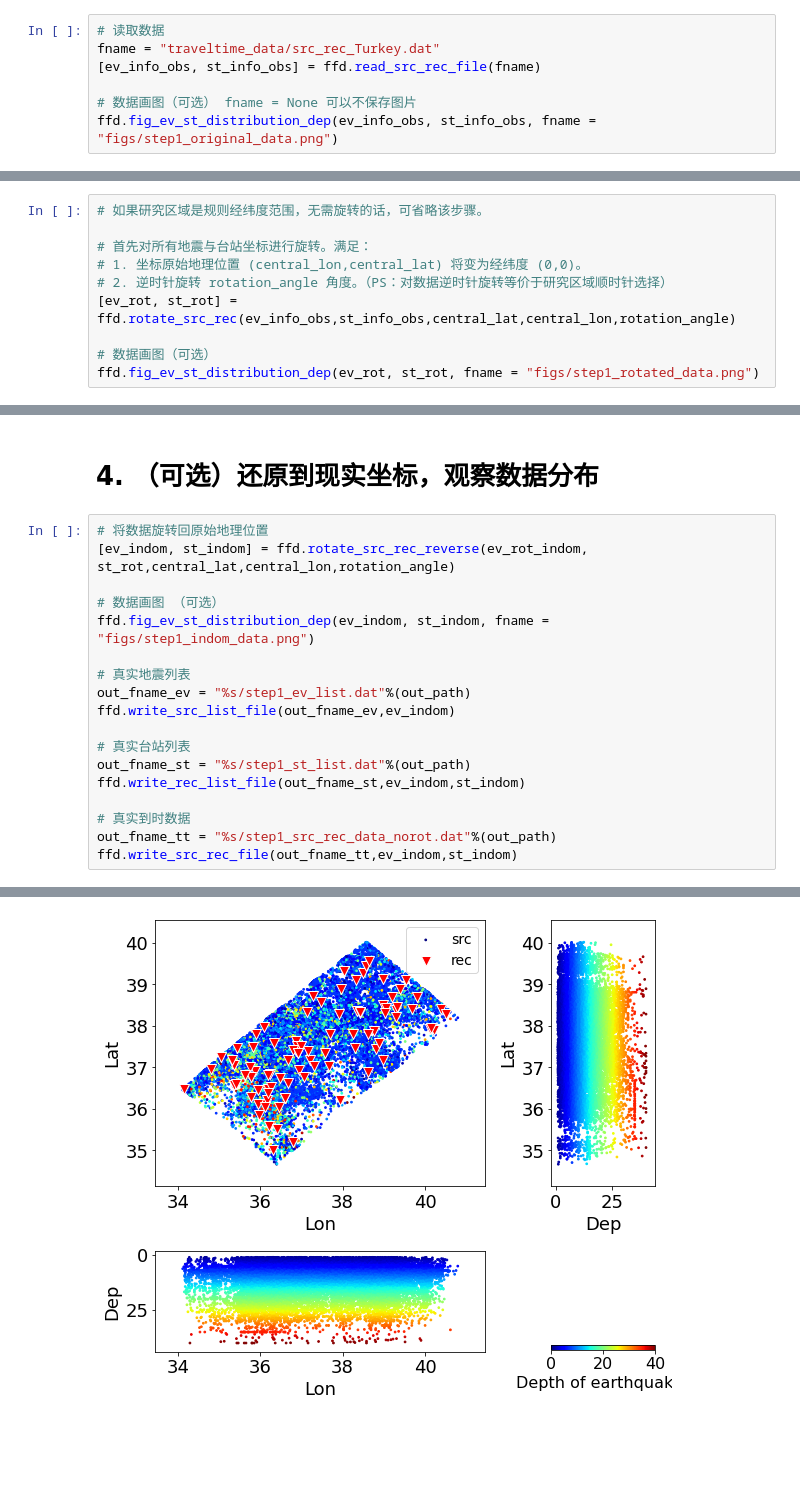
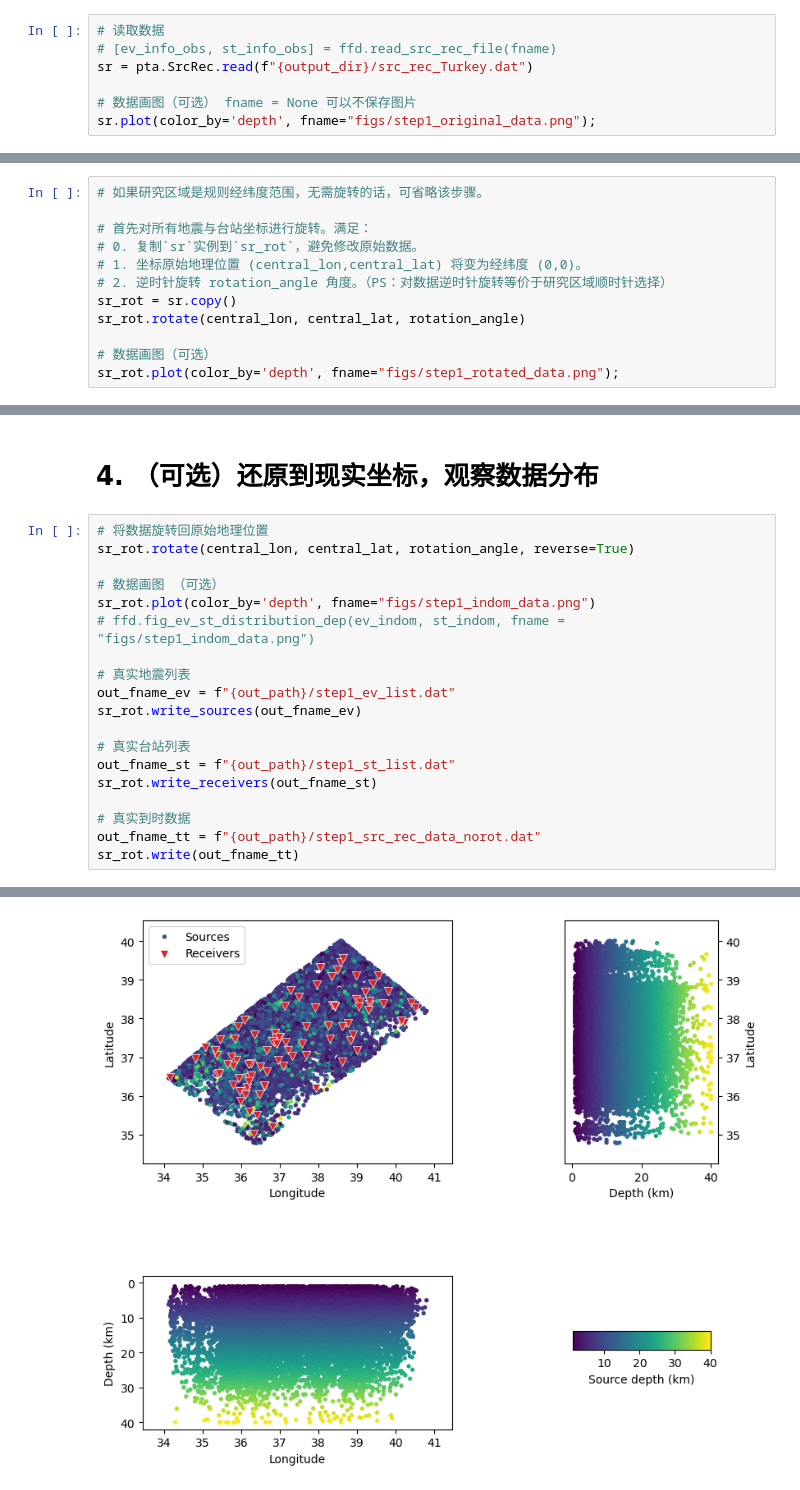
Before and after one commit to JingChen-Thu/TomoATT_examples_for_course2026, a Jupyter notebook: CHS/Step1_Data_Process/DataProc1_remove_data_outside_study_region.ipynb, the cells around one changed output, grey strips where cells are left out. Saved outputs shown, nothing was run; the diff lists cells and outputs as text; blank space fills up the shorter version.

```diff
--- a/CHS/Step1_Data_Process/DataProc1_remove_data_outside_study_region.ipynb
+++ b/CHS/Step1_Data_Process/DataProc1_remove_data_outside_study_region.ipynb
@@ -14,9 +22,9 @@ os.makedirs('figs', exist_ok=True)
 # 1. 读取数据并画图
 # %%
 # 读取数据
-fname = "traveltime_data/src_rec_Turkey.dat"
-[ev_info_obs, st_info_obs] = ffd.read_src_rec_file(fname)
+# [ev_info_obs, st_info_obs] = ffd.read_src_rec_file(fname)
+sr = pta.SrcRec.read(f"{output_dir}/src_rec_Turkey.dat")
 
 # 数据画图（可选） fname = None 可以不保存图片
-ffd.fig_ev_st_distribution_dep(ev_info_obs, st_info_obs, fname = "figs/step1_original_data.png")
+sr.plot(color_by='depth', fname="figs/step1_original_data.png");
 # %% [output]
@@ -38,10 +47,12 @@ dep1 =  0.5;    dep2 = 40.0;    # 研究区域深度方向范围
 # 如果研究区域是规则经纬度范围，无需旋转的话，可省略该步骤。
 
 # 首先对所有地震与台站坐标进行旋转。满足：
+# 0. 复制`sr`实例到`sr_rot`，避免修改原始数据。
 # 1. 坐标原始地理位置 (central_lon,central_lat) 将变为经纬度 (0,0)。
 # 2. 逆时针旋转 rotation_angle 角度。（PS：对数据逆时针旋转等价于研究区域顺时针选择）
-[ev_rot, st_rot] = ffd.rotate_src_rec(ev_info_obs,st_info_obs,central_lat,central_lon,rotation_angle)
+sr_rot = sr.copy()
+sr_rot.rotate(central_lon, central_lat, rotation_angle)
 
 # 数据画图（可选）
-ffd.fig_ev_st_distribution_dep(ev_rot, st_rot, fname = "figs/step1_rotated_data.png")
+sr_rot.plot(color_by='depth', fname="figs/step1_rotated_data.png");
 # %% [output]
@@ -78,20 +93,21 @@ earthquake and station region, lat:   -2.0 -    3.0, lon:   -1.3 -    1.3, dep:
 # 4. （可选）还原到现实坐标，观察数据分布
 # %%
 # 将数据旋转回原始地理位置
-[ev_indom, st_indom] = ffd.rotate_src_rec_reverse(ev_rot_indom, st_rot,central_lat,central_lon,rotation_angle)
+sr_rot.rotate(central_lon, central_lat, rotation_angle, reverse=True)
 
 # 数据画图 （可选）
-ffd.fig_ev_st_distribution_dep(ev_indom, st_indom, fname = "figs/step1_indom_data.png")
+sr_rot.plot(color_by='depth', fname="figs/step1_indom_data.png")
+# ffd.fig_ev_st_distribution_dep(ev_indom, st_indom, fname = "figs/step1_indom_data.png")
 
 # 真实地震列表
-out_fname_ev = "%s/step1_ev_list.dat"%(out_path)
-ffd.write_src_list_file(out_fname_ev,ev_indom)
+out_fname_ev = f"{out_path}/step1_ev_list.dat"
+sr_rot.write_sources(out_fname_ev)
 
 # 真实台站列表
-out_fname_st = "%s/step1_st_list.dat"%(out_path)
-ffd.write_rec_list_file(out_fname_st,ev_indom,st_indom)
+out_fname_st = f"{out_path}/step1_st_list.dat"
+sr_rot.write_receivers(out_fname_st)
 
 # 真实到时数据
-out_fname_tt = "%s/step1_src_rec_data_norot.dat"%(out_path)
-ffd.write_src_rec_file(out_fname_tt,ev_indom,st_indom)
+out_fname_tt = f"{out_path}/step1_src_rec_data_norot.dat"
+sr_rot.write(out_fname_tt)
 # %% [output]
@@ -100 +114 @@ earthquake and station region, lat:   34.8 -   40.0, lon:   34.1 -   40.8, dep:
-[figure, old version]
+[figure, new version]
```
Also changed, not shown: parts of 8 cells of this notebook, 5 other files.
